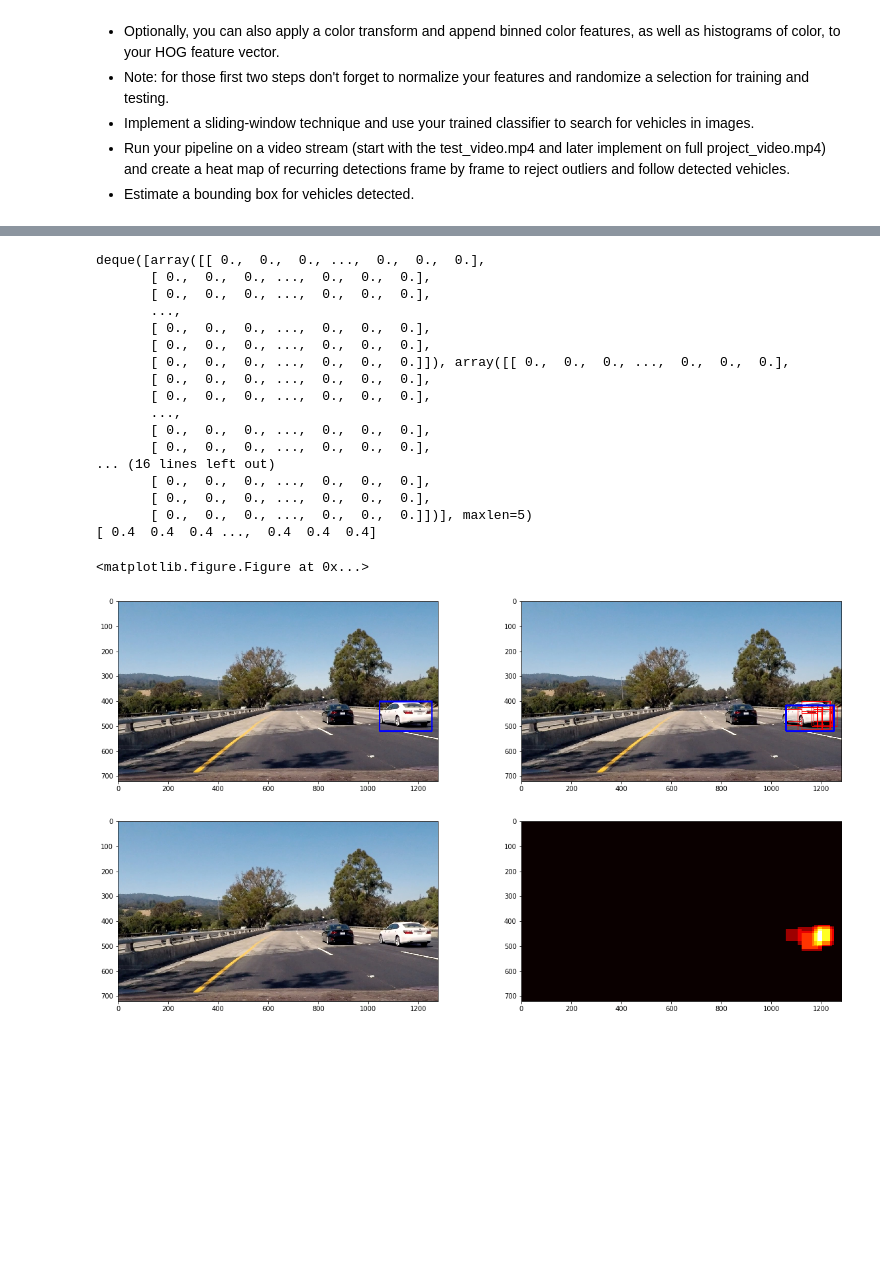
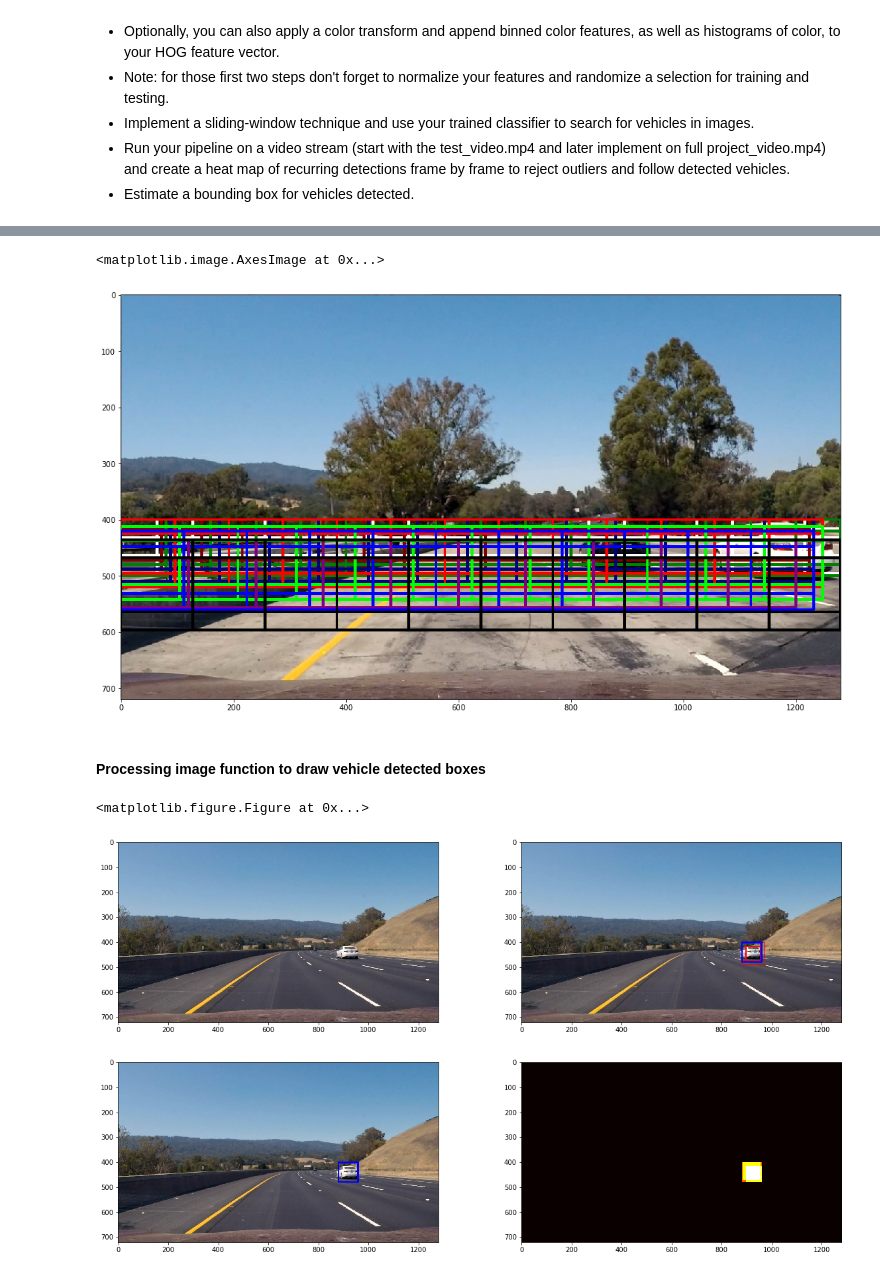
Before and after one commit to jocmom/CarND-Vehicle-Detection, a Jupyter notebook: P5.ipynb, the cells around one changed output, grey strips where cells are left out. Drawn from its saved outputs; the diff is of its cells as text; code cells hidden in the pictures; blank space fills up the shorter version.

```diff
--- a/P5.ipynb
+++ b/P5.ipynb
@@ -251,3 +248,26 @@ plot_compare_images([heat_img], [box.heatmap], cmap='hot')
+# %%
+image = snd.imread(test_files[3])
+window_scales = np.linspace(1.,2.,9)
+#start_stop = [[400,496],[400,496],[400,512],[400,512],[400,528],[400,528],[400,544],[400,544],\
+#              [436,560],[436,600]]
+start_stop = [[400,496],[400,496],[400,512],[400,512],[400,528],[412,544],[420,560],\
+              [436,560],[436,600]]
+
+color = [(255,255,255),(128,0,0),(0,128,0),(0,0,128),(255,0,0),(0,255,0),(0,0,255),(128,0,128),(0,0,0)]
+
+for i,scale in enumerate(window_scales):
+    search_windows = slide_window(image, y_start_stop=start_stop[i], \
+                                  xy_window=(int(64*scale),int(64*scale)), xy_overlap=(0.,0.75))
+    for w in search_windows:
+        image = cv2.rectangle(image, w[0], w[1], color[i], 3)
+
+plt.figure(figsize=(20,10))
+plt.imshow(image)
+# %% [output]
+<matplotlib.image.AxesImage at 0x...>
+[figure, added]
+# %% [markdown]
+#### Processing image function to draw vehicle detected boxes
 # %%
 image = snd.imread(test_files[3])
 car_boxes = Box(image)
@@ -257,44 +274,29 @@ def running_mean(fifo):
 # %%
 %run feature_extraction.py
 %run box.py
 
-image = snd.imread(test_files[3])
-def process_image(image):
+image = snd.imread(test_files[1])
+window_scales = np.linspace(1.,2.,9)
+
+def process_image(image, draw_boxes=False):
     draw_image = np.copy(image)
     hot_boxes = []
-    window_scales = np.linspace(1.,2.5,7)
-    for scale in window_scales:
-        out_img, boxes = find_cars(image, y_start_stop[0], y_start_stop[1], scale, \
+    for i,scale in enumerate(window_scales):
+        out_img, boxes = find_cars(image, start_stop[i][0], start_stop[i][1], scale, \
                                      svc, X_scaler, orient, pix_per_cell, cell_per_block, spatial_size, hist_bins)
         hot_boxes += boxes
     car_boxes.add_boxes(hot_boxes)
-    draw_image = car_boxes.draw_hot(draw_image)
+    if draw_boxes is True:
+        draw_image = car_boxes.draw_hot(draw_image)
     return car_boxes.draw_final(draw_image)
 
-box_img = process_image(image)
-print(car_boxes.heatmap_queue)
-print(car_boxes.avg_heatmap[np.nonzero(car_boxes.avg_heatmap)])
+box_final_img = process_image(image)
+box_img = process_image(image, draw_boxes=True)
+#print(max(car_boxes.avg_heatmap[np.nonzero(car_boxes.avg_heatmap)]))
 
-plot_compare_images([heat_img], [box_img])
-plot_compare_images([image], [car_boxes.avg_heatmap], cmap='hot')
+plot_compare_images([image], [box_img], savefig='box_final.png')
+plot_compare_images([box_final_img], [car_boxes.avg_heatmap], cmap='hot', savefig='heatmap_2.png')
 # %% [output]
-deque([array([[ 0.,  0.,  0., ...,  0.,  0.,  0.],
-       [ 0.,  0.,  0., ...,  0.,  0.,  0.],
-       [ 0.,  0.,  0., ...,  0.,  0.,  0.],
-       ...,
-       [ 0.,  0.,  0., ...,  0.,  0.,  0.],
-       [ 0.,  0.,  0., ...,  0.,  0.,  0.],
-       [ 0.,  0.,  0., ...,  0.,  0.,  0.]]), array([[ 0.,  0.,  0., ...,  0.,  0.,  0.],
-       [ 0.,  0.,  0., ...,  0.,  0.,  0.],
-       [ 0.,  0.,  0., ...,  0.,  0.,  0.],
-       ...,
-       [ 0.,  0.,  0., ...,  0.,  0.,  0.],
-       [ 0.,  0.,  0., ...,  0.,  0.,  0.],
-... (16 lines left out)
-       [ 0.,  0.,  0., ...,  0.,  0.,  0.],
-       [ 0.,  0.,  0., ...,  0.,  0.,  0.],
-       [ 0.,  0.,  0., ...,  0.,  0.,  0.]])], maxlen=5)
-[ 0.4  0.4  0.4 ...,  0.4  0.4  0.4]
+<matplotlib.figure.Figure at 0x...>
-<matplotlib.figure.Figure at 0x...>
-[figure, old version]
+[figure, new version]
-[figure, old version]
+[figure, new version]
```
Also changed, not shown: parts of 16 cells of this notebook, 3 other files.
